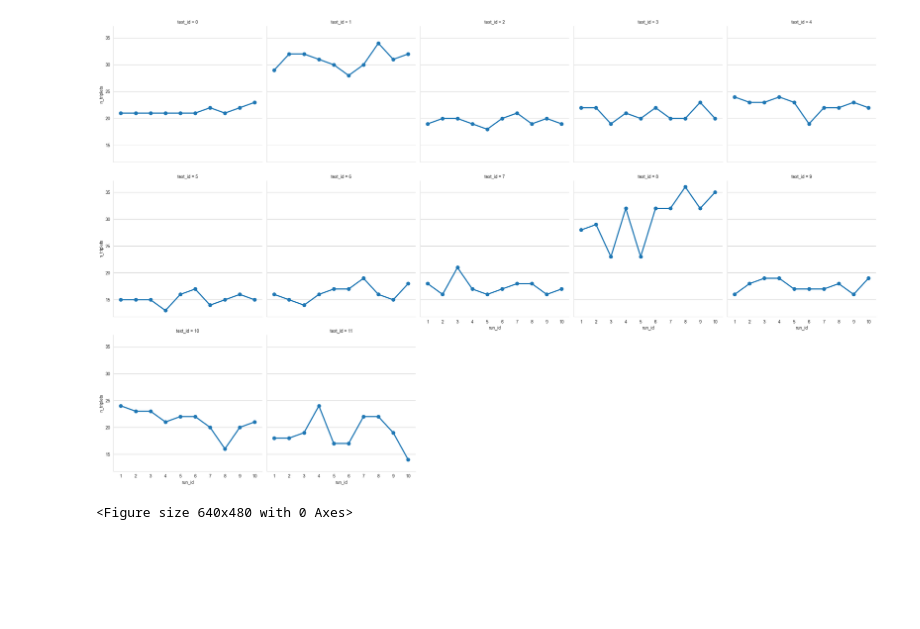
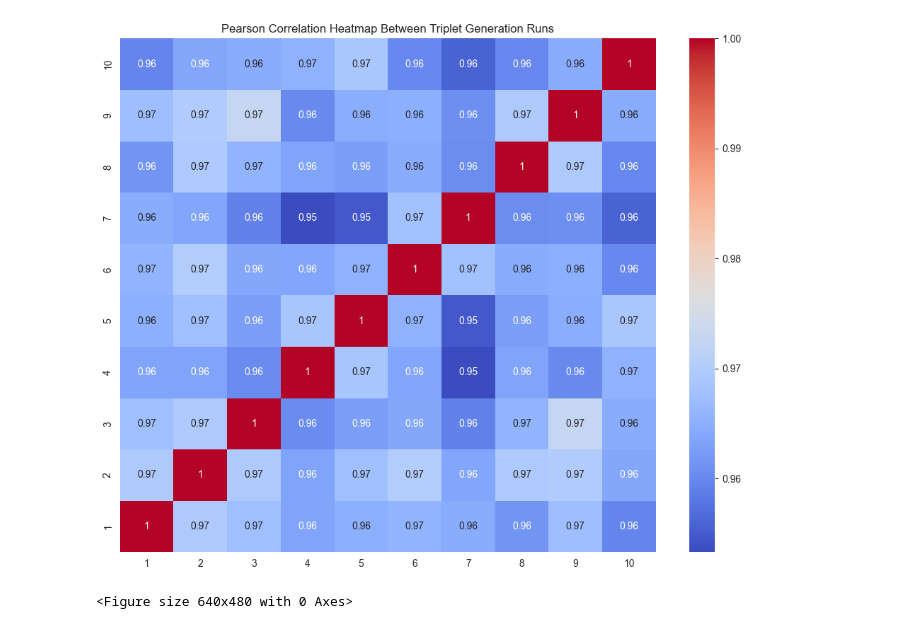
Before and after one commit to dritlopes/sentence_wrap_up_text2kg, a Jupyter notebook: src/visualisations.ipynb, the cells around one changed output. Drawn from its saved outputs; the diff is of its cells as text; code cells hidden in the pictures; blank space fills up the shorter version.

```diff
--- a/src/visualisations.ipynb
+++ b/src/visualisations.ipynb
@@ -78,16 +47,32 @@ plt.clf()
-# %%
-corpus_name = 'meco'
-model_name = 'gpt-4o-mini'
-df_corpus = pd.read_csv(f'../data/output/{model_name}/{corpus_name}/{corpus_name}_words_plus_triplets_{model_name}.csv')
-df_corpus = df_corpus[df_corpus['norm_ianum']==1]
-graph = sns.catplot(df_corpus, x='run_id', y='n_triplets', kind="point", col='text_id', col_wrap=5)
-# plt.xticks(rotation=45)
-# plt.tight_layout()
-plt.show()
-plt.clf()
-# %% [output]
-[figure, removed]
-<Figure size 640x480 with 0 Axes>
+# %%
+# Check how close each run is from each other
+corpus_name = 'onestop'
+model_name = 'gpt-4o-mini'
+df_corpus = pd.read_csv(f'../data/output/{model_name}/{corpus_name}/{corpus_name}_words_plus_triplets_{model_name}.csv')
+df_corpus.dropna(subset=['n_triplets'], inplace=True)
+
+triplet_runs = []
+for run_id, rows in df_corpus.groupby('run_id'):
+    triplet_runs.append(rows['n_triplets'].values)
+
+# stack data for easier processing (n_runs x n_words)
+data_matrix = np.stack(triplet_runs)
+
+# compute pairwise correlations (n_runs x n_runs)
+correlation_matrix = np.corrcoef(data_matrix)
+
+# plot correlations in heatmap
+plt.figure(figsize=(10, 8))
+graph = sns.heatmap(correlation_matrix, annot=True, cmap='coolwarm', xticklabels=[f'{i}' for i in range(1, len(df_corpus['run_id'].unique())+1)], yticklabels=[f'{i}' for i in range(1, len(df_corpus['run_id'].unique())+1)])
+graph.invert_yaxis()
+plt.title('Pearson Correlation Heatmap Between Triplet Generation Runs')
+plt.tight_layout()
+plt.savefig(f'../data/analysis/{model_name}/{corpus_name}/correlation_between_runs_heatmap.png', dpi=300, bbox_inches="tight", facecolor="white")
+plt.show()
+plt.clf()
+# %% [output]
+[figure, added]
+<Figure size 640x480 with 0 Axes>
 # %%
 # Beta coefficients over runs per eye mov measure
 n_runs = 10
```
Also changed, not shown: parts of 18 cells of this notebook, 5 other files.
